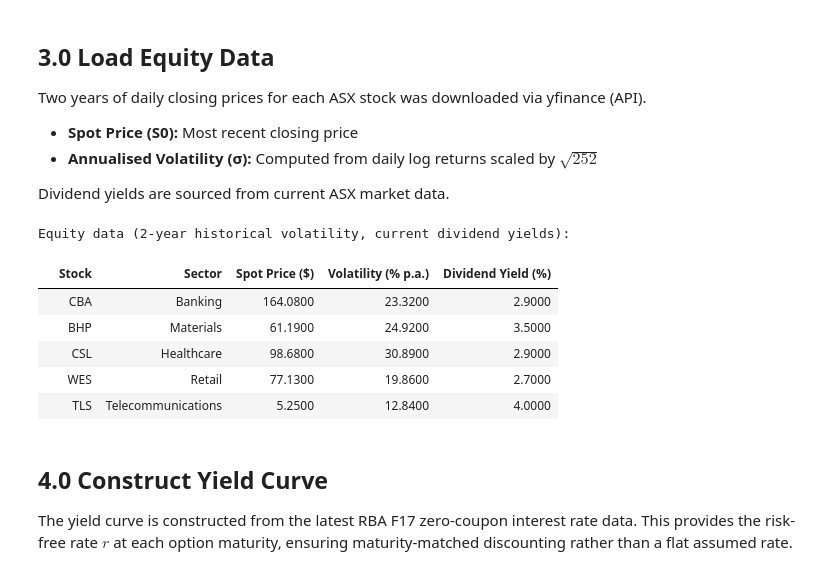
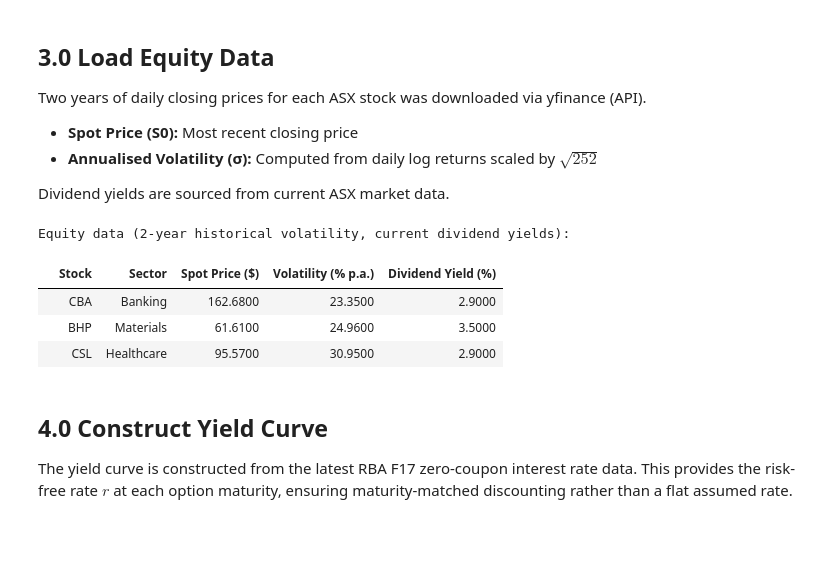
Before and after one commit to indigohill/FINM3422_A3_T7_G1_DP, a Jupyter notebook: notebooks/02_derivative.ipynb, the cells around one changed output. Saved outputs shown, nothing was run; the diff lists cells and outputs as text; code cells hidden in the pictures; blank space fills up the shorter version.

```diff
--- a/notebooks/02_derivative.ipynb
+++ b/notebooks/02_derivative.ipynb
@@ -112,45 +112,41 @@ stocks = {
     "CBA" : {"ticker": "CBA.AX", "sector": "Banking",           "div_yield": 0.029},
     "BHP" : {"ticker": "BHP.AX", "sector": "Materials",          "div_yield": 0.035},
     "CSL" : {"ticker": "CSL.AX", "sector": "Healthcare",         "div_yield": 0.029},
-    "WES" : {"ticker": "WES.AX", "sector": "Retail",             "div_yield": 0.027},
-    "TLS" : {"ticker": "TLS.AX", "sector": "Telecommunications", "div_yield": 0.040},
 }
 
 # Download 2 years of historical prices and compute spot price and volatility for each stock.
 for name, info in stocks.items():
     data = yf.download(info["ticker"], period="2y", auto_adjust=True, progress=False)
     # Handle MultiIndex columns returned by some yfinance versions.
     if isinstance(data.columns, pd.MultiIndex):
         close_series = data[("Close", info["ticker"])]
     else:
         close_series = data["Close"]
     info["S0"]    = float(close_series.iloc[-1])
     log_returns   = np.log(close_series / close_series.shift(1)).dropna()
     info["sigma"] = float(log_returns.std() * np.sqrt(252))
 
 # Display equity summary table.
 rows = []
 for name, d in stocks.items():
     rows.append({
         "Stock"               : name,
         "Sector"              : d["sector"],
         "Spot Price ($)"      : round(d["S0"], 2),
         "Volatility (% p.a.)" : round(d["sigma"] * 100, 2),
         "Dividend Yield (%)"  : round(d["div_yield"] * 100, 2),
     })
 
 eq_table       = pd.DataFrame(rows)
 eq_table.index = [""] * len(eq_table)
 print("Equity data (2-year historical volatility, current dividend yields):")
 display(eq_table)
 # %% [output]
 Equity data (2-year historical volatility, current dividend yields):
 |  | Stock | Sector | Spot Price ($) | Volatility (% p.a.) | Dividend Yield (%) |
-|  | CBA | Banking | 164.0800 | 23.3200 | 2.9000 |
-|  | BHP | Materials | 61.1900 | 24.9200 | 3.5000 |
-|  | CSL | Healthcare | 98.6800 | 30.8900 | 2.9000 |
-|  | WES | Retail | 77.1300 | 19.8600 | 2.7000 |
-|  | TLS | Telecommunications | 5.2500 | 12.8400 | 4.0000 |
+|  | CBA | Banking | 162.6800 | 23.3500 | 2.9000 |
+|  | BHP | Materials | 61.6100 | 24.9600 | 3.5000 |
+|  | CSL | Healthcare | 95.5700 | 30.9500 | 2.9000 |
 # %% [markdown]
 ## 4.0 Construct Yield Curve
 
```
Also changed, not shown: parts of 9 cells of this notebook, 10 other files.
